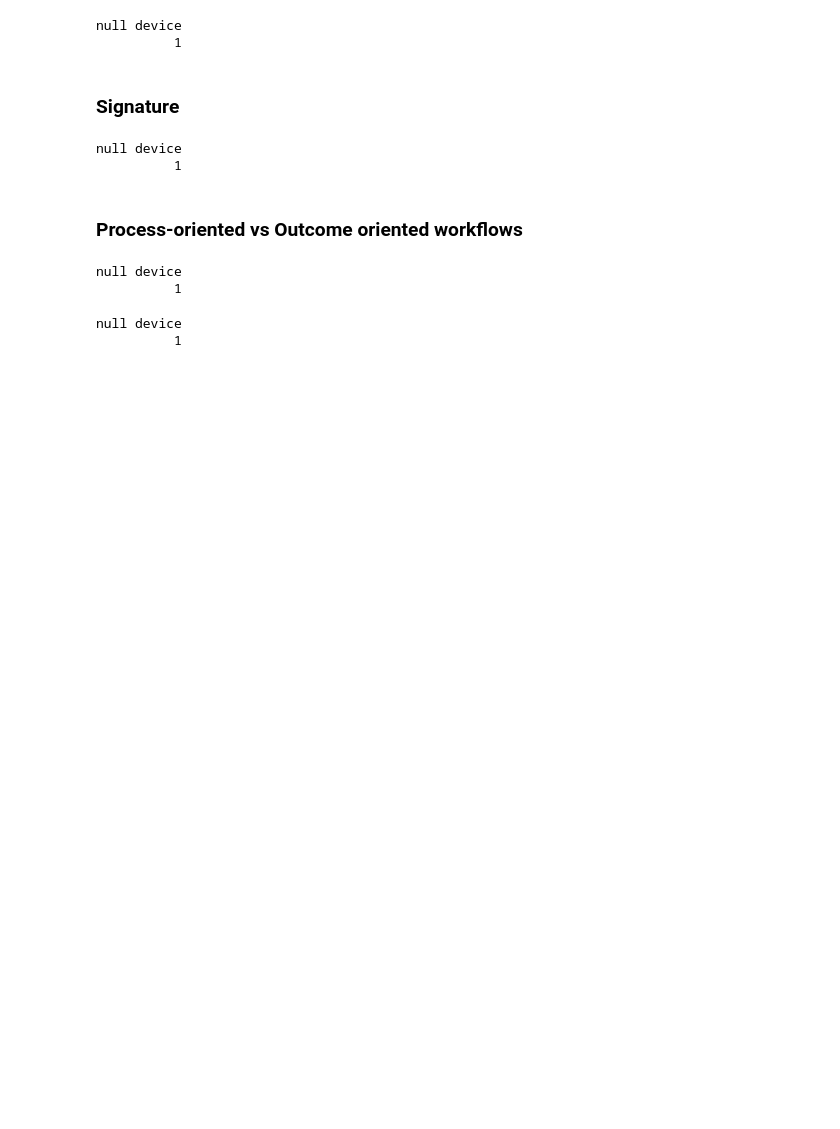
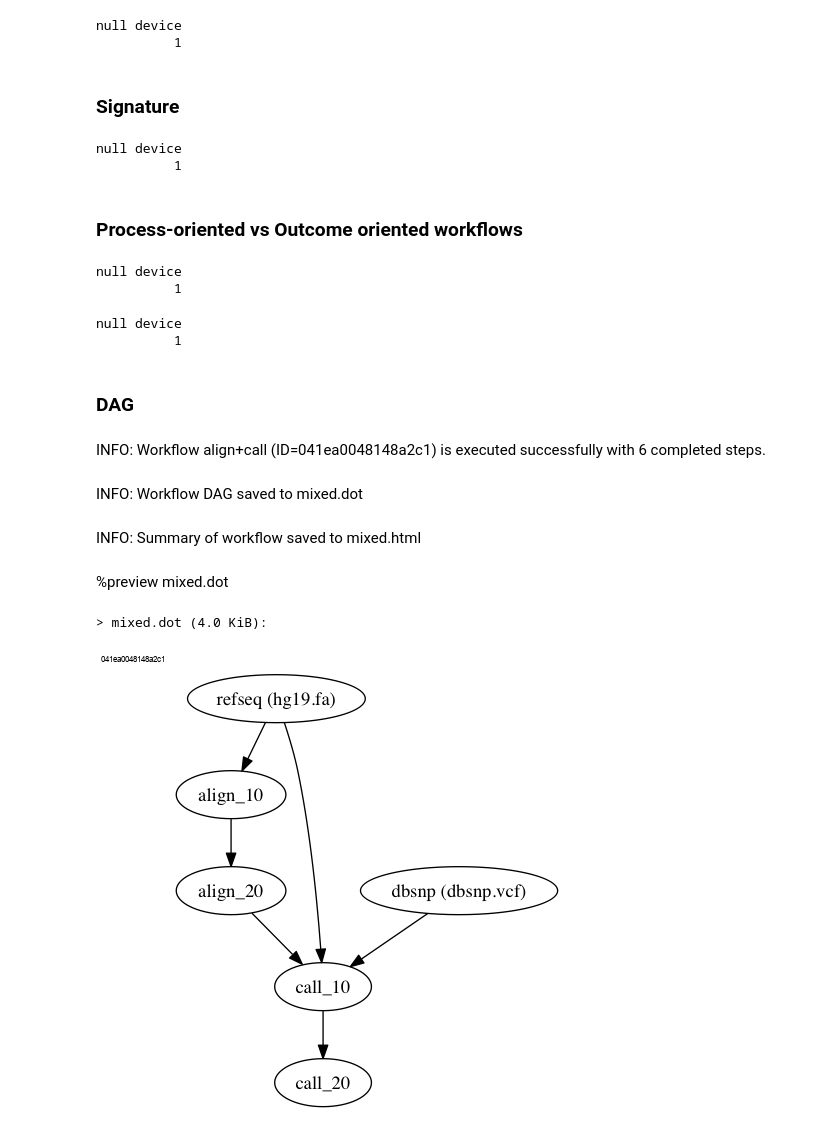
Before and after one commit to vatlab/JupyterCon2018, a Jupyter notebook: 5_Workflow_features.ipynb, the cells around one changed output. Saved outputs shown, nothing was run; the diff lists cells and outputs as text; code cells hidden in the pictures; blank space fills up the shorter version.

```diff
--- a/5_Workflow_features.ipynb
+++ b/5_Workflow_features.ipynb
@@ -93,3 +93,5 @@ R: expand=True
 # %% [output]
 null device
           1
+# %% [markdown]
+### DAG
@@ -95,0 +100,33 @@ null device
+# %%
+%preview -n mixed.dot
+%run align+call -d mixed.dot -p mixed.html
+
+import time
+
+[refseq: provides='hg19.fa']
+time.sleep(5)
+_output.touch()
+
+[dbsnp: provides='dbsnp.vcf']
+_output.touch()
+
+[align_10]
+depends: 'hg19.fa'
+time.sleep(10)
+
+[align_20]
+time.sleep(20)
+
+[call_10]
+depends: 'dbsnp.vcf', 'hg19.fa'
+time.sleep(10)
+
+[call_20]
+time.sleep(10)
+# %% [output]
+INFO: Workflow align+call (ID=041ea0048148a2c1) is executed successfully with 6 completed steps.
+INFO: Workflow DAG saved to mixed.dot
+INFO: Summary of workflow saved to mixed.html
+%preview mixed.dot
+> mixed.dot (4.0 KiB):
+[figure, added]
```
Also changed, not shown: parts of 1 cell of this notebook, 4 other files.
